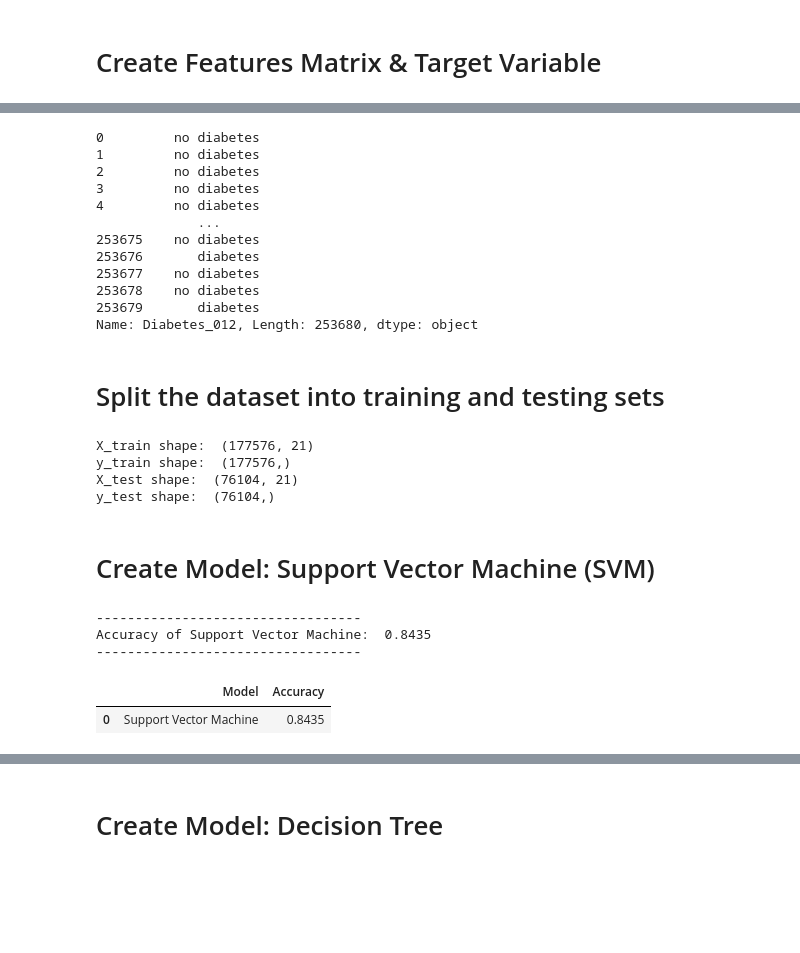
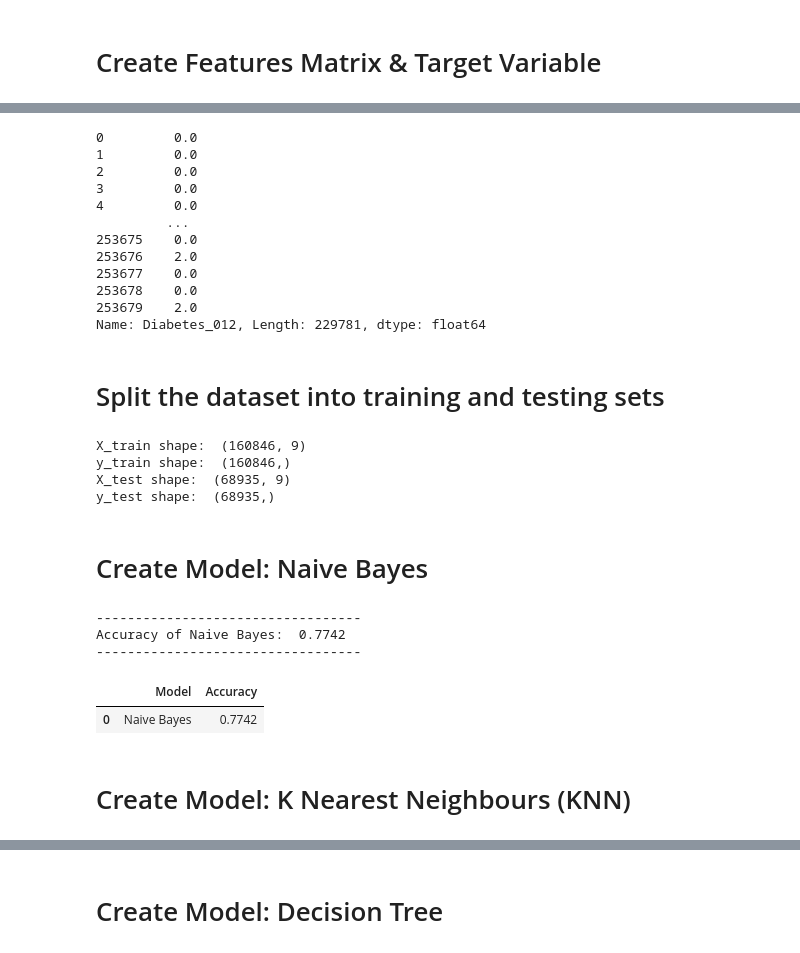
Before and after one commit to Mahdi-Abdullah/Diabetes-Health-Indicator-Using-Machine-Learning, a Jupyter notebook: Diabetes_Health_Indicator_Classification.ipynb, the cells around one changed output, grey strips where cells are left out. Drawn from its saved outputs; the diff is of its cells as text; code cells hidden in the pictures; blank space fills up the shorter version.

```diff
--- a/Diabetes_Health_Indicator_Classification.ipynb
+++ b/Diabetes_Health_Indicator_Classification.ipynb
@@ -31,7 +36,3 @@ dataset
 | 253678 | 0.0 | 1.0 | 0.0 | 1.0 | 23.0 | 0.0 | 0.0 | 0.0 | ... |
 | 253679 | 2.0 | 1.0 | 1.0 | 1.0 | 25.0 | 0.0 | 0.0 | 1.0 | ... |
 253680 rows × 22 columns
-# %%
-# replace the target values with species names
-dataset['Diabetes_012'] = dataset['Diabetes_012'].replace([0.0, 1.0, 2.0],['no diabetes', 'prediabetes', 'diabetes'])
-dataset
@@ -51,0 +181,6 @@ dataset
+# %%
+# Dropping the duplicate values
+dataset.drop_duplicates(inplace=True)
+
+# New Shape of the dataset
+dataset.shape
@@ -51,0 +208,3 @@ dataset
+# %%
+# Replacing BMI greater than 50 with the median of BMI
+dataset['BMI'] = np.where(dataset['BMI'] > 50, dataset['BMI'].median(), dataset['BMI'])
@@ -118,6 +259,6 @@ parallel_coordinates(dataset, "Diabetes_012", color = ['blue', 'red', 'green']);
 # Create Features Matrix & Target Variable
 # %%
 # Feature matrix
-X = dataset[['HighBP', 'HighChol', 'CholCheck', 'BMI', 'Smoker', 'Stroke' , 'HeartDiseaseorAttack', 'PhysActivity', 'Fruits', 'Veggies', 'HvyAlcoholConsump', 'AnyHealthcare', 'NoDocbcCost', 'GenHlth', 'MentHlth', 'PhysHlth', 'DiffWalk', 'Sex', 'Age', 'Education', 'Income']]
+X = dataset[['HighBP', 'HighChol', 'BMI', 'Stroke' , 'HeartDiseaseorAttack', 'PhysActivity', 'GenHlth', 'PhysHlth', 'Age']]
 X
 # %% [output]
@@ -139,18 +280,18 @@ X
 y = dataset['Diabetes_012']
 y
 # %% [output]
-0         no diabetes
-1         no diabetes
-2         no diabetes
-3         no diabetes
-4         no diabetes
-             ...
-253675    no diabetes
-253676       diabetes
-253677    no diabetes
-253678    no diabetes
-253679       diabetes
-Name: Diabetes_012, Length: 253680, dtype: object
+0         0.0
+1         0.0
+2         0.0
+3         0.0
+4         0.0
+         ...
+253675    0.0
+253676    2.0
+253677    0.0
+253678    0.0
+253679    2.0
+Name: Diabetes_012, Length: 229781, dtype: float64
 # %% [markdown]
 # Split the dataset into training and testing sets
 # %%
@@ -165,38 +306,40 @@ print("y_train shape: ", y_train.shape)
 print("X_test shape: ", X_test.shape)
 print("y_test shape: ", y_test.shape)
 # %% [output]
-X_train shape:  (177576, 21)
-y_train shape:  (177576,)
-X_test shape:  (76104, 21)
-y_test shape:  (76104,)
+X_train shape:  (160846, 9)
+y_train shape:  (160846,)
+X_test shape:  (68935, 9)
+y_test shape:  (68935,)
 # %% [markdown]
-# Create Model: Support Vector Machine (SVM)
+# Create Model: Naive Bayes
 # %%
-# Create Model: Support Vector Machine (SVM)
-from sklearn import svm # "Support Vector Classifier"
+# Create Model: Naive Bayes
+from sklearn.naive_bayes import GaussianNB
 
-# Create a svm Classifier
-model_svm = svm.SVC()
+# Create a Gaussian Classifier
+model_nb = GaussianNB()
 
 # Train the model using the training sets
-model_svm.fit(X_train, y_train)
+model_nb.fit(X_train, y_train)
 
 # Predict the response for test dataset
-y_pred_svm = model_svm.predict(X_test)
+y_pred_nb = model_nb.predict(X_test)
 
 # checking the accuracy of the algorithm by comparing predicted output by the model and the actual output
-score_svm = metrics.accuracy_score(y_pred_svm, y_test).round(4)
+score_nb = metrics.accuracy_score(y_pred_nb, y_test).round(4)
 
 print("----------------------------------")
-print("Accuracy of Support Vector Machine: ", score_svm)
+print("Accuracy of Naive Bayes: ", score_nb)
 print("----------------------------------")
 
 # save the accuracy score of the model
-model_accuracy = pd.DataFrame({'Model': ['Support Vector Machine'], 'Accuracy': [score_svm]})
+model_accuracy = pd.DataFrame({'Model': ['Naive Bayes'], 'Accuracy': [score_nb]})
 model_accuracy
 # %% [output]
 ----------------------------------
-Accuracy of Support Vector Machine:  0.8435
+Accuracy of Naive Bayes:  0.7742
 ----------------------------------
 |  | Model | Accuracy |
-| 0 | Support Vector Machine | 0.8435 |
+| 0 | Naive Bayes | 0.7742 |
+# %% [markdown]
+# Create Model: K Nearest Neighbours (KNN)
```
Also changed, not shown: parts of 34 cells of this notebook, 1 other file.
